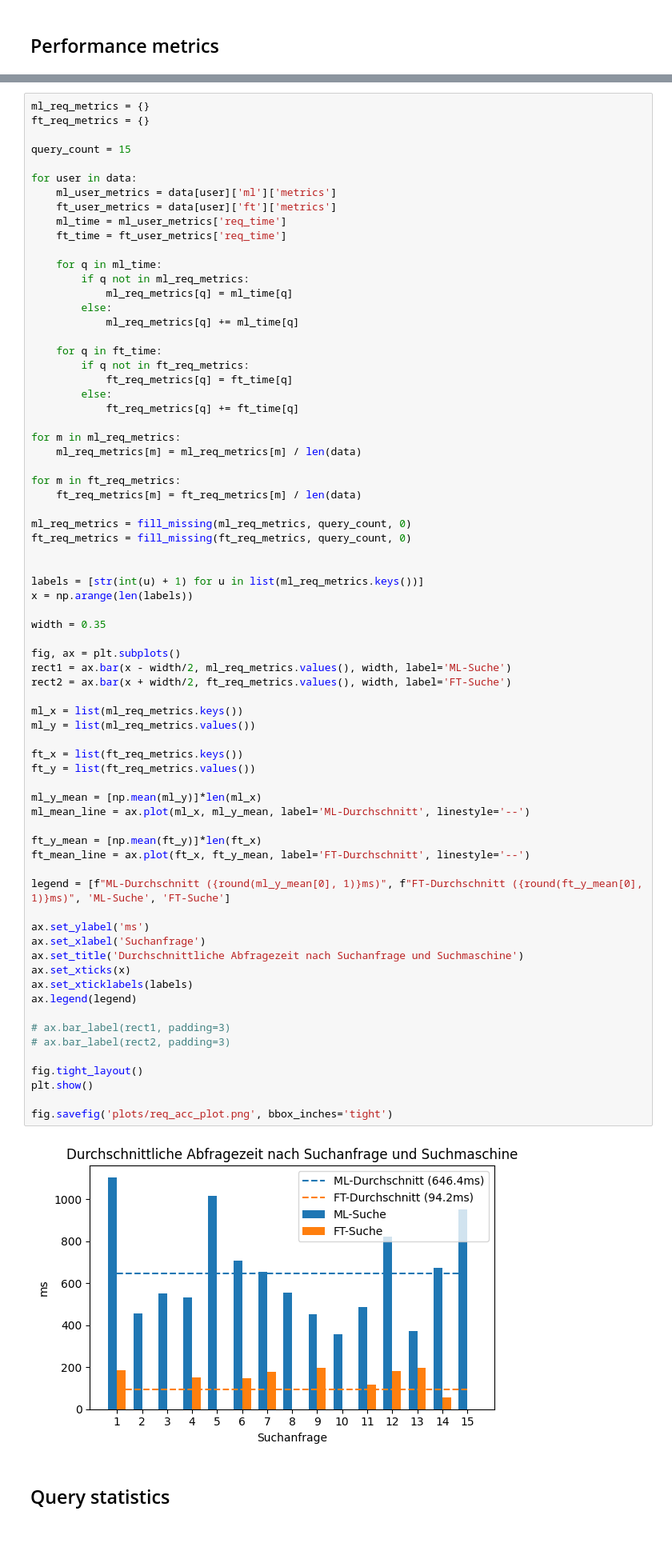
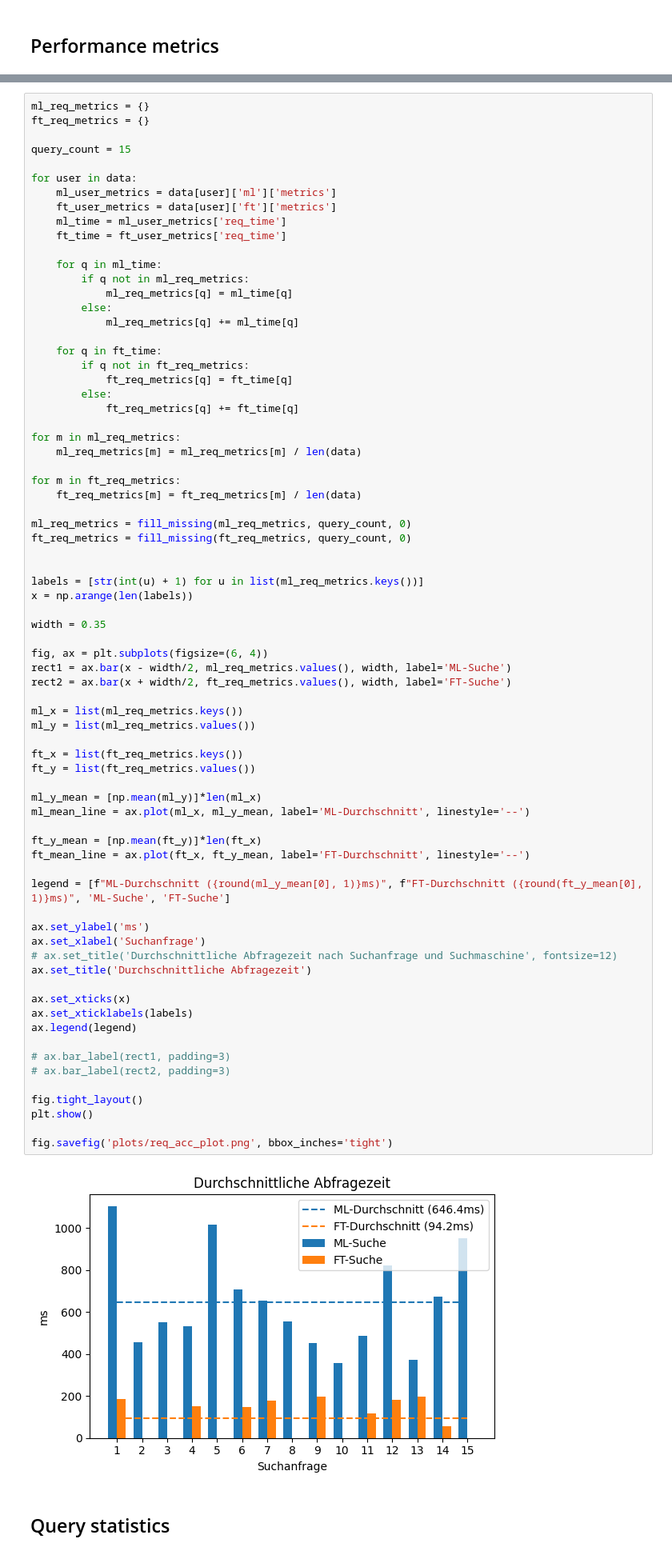
Before and after one commit to xD33m/BA_Jupyter_Notebook, a Jupyter notebook: search_engine_evaluation.ipynb, the cells around one changed output, grey strips where cells are left out. Shown at 80% size. Drawn from its saved outputs; the diff is of its cells as text.

```diff
--- a/search_engine_evaluation.ipynb
+++ b/search_engine_evaluation.ipynb
@@ -802,40 +796,42 @@ x = np.arange(len(labels))
 
 width = 0.35
 
-fig, ax = plt.subplots()
+fig, ax = plt.subplots(figsize=(6, 4))
 rect1 = ax.bar(x - width/2, ml_req_metrics.values(), width, label='ML-Suche')
 rect2 = ax.bar(x + width/2, ft_req_metrics.values(), width, label='FT-Suche')
 
 ml_x = list(ml_req_metrics.keys())
 ml_y = list(ml_req_metrics.values())
 
 ft_x = list(ft_req_metrics.keys())
 ft_y = list(ft_req_metrics.values())
 
 ml_y_mean = [np.mean(ml_y)]*len(ml_x)
 ml_mean_line = ax.plot(ml_x, ml_y_mean, label='ML-Durchschnitt', linestyle='--')
 
 ft_y_mean = [np.mean(ft_y)]*len(ft_x)
 ft_mean_line = ax.plot(ft_x, ft_y_mean, label='FT-Durchschnitt', linestyle='--')
 
 legend = [f"ML-Durchschnitt ({round(ml_y_mean[0], 1)}ms)", f"FT-Durchschnitt ({round(ft_y_mean[0], 1)}ms)", 'ML-Suche', 'FT-Suche']
 
 ax.set_ylabel('ms')
 ax.set_xlabel('Suchanfrage')
-ax.set_title('Durchschnittliche Abfragezeit nach Suchanfrage und Suchmaschine')
+# ax.set_title('Durchschnittliche Abfragezeit nach Suchanfrage und Suchmaschine', fontsize=12)
+ax.set_title('Durchschnittliche Abfragezeit')
+
 ax.set_xticks(x)
 ax.set_xticklabels(labels)
 ax.legend(legend)
 
 # ax.bar_label(rect1, padding=3)
 # ax.bar_label(rect2, padding=3)
 
 fig.tight_layout()
 plt.show()
 
 fig.savefig('plots/req_acc_plot.png', bbox_inches='tight')
 # %% [output]
-[figure, old version]
+[figure, new version]
 # %% [markdown]
 ## Query statistics
 # %%
```
Also changed, not shown: parts of 8 cells of this notebook.
